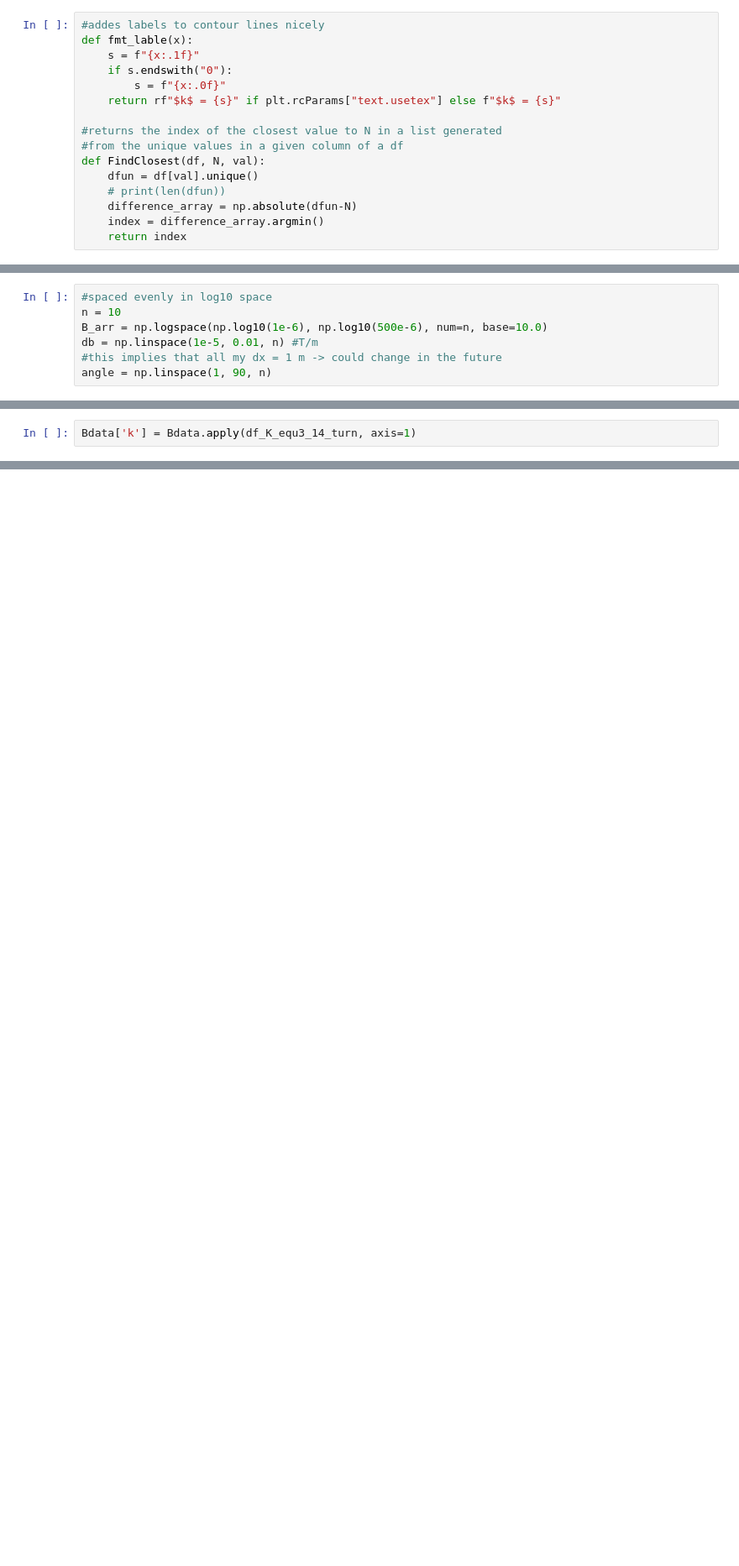
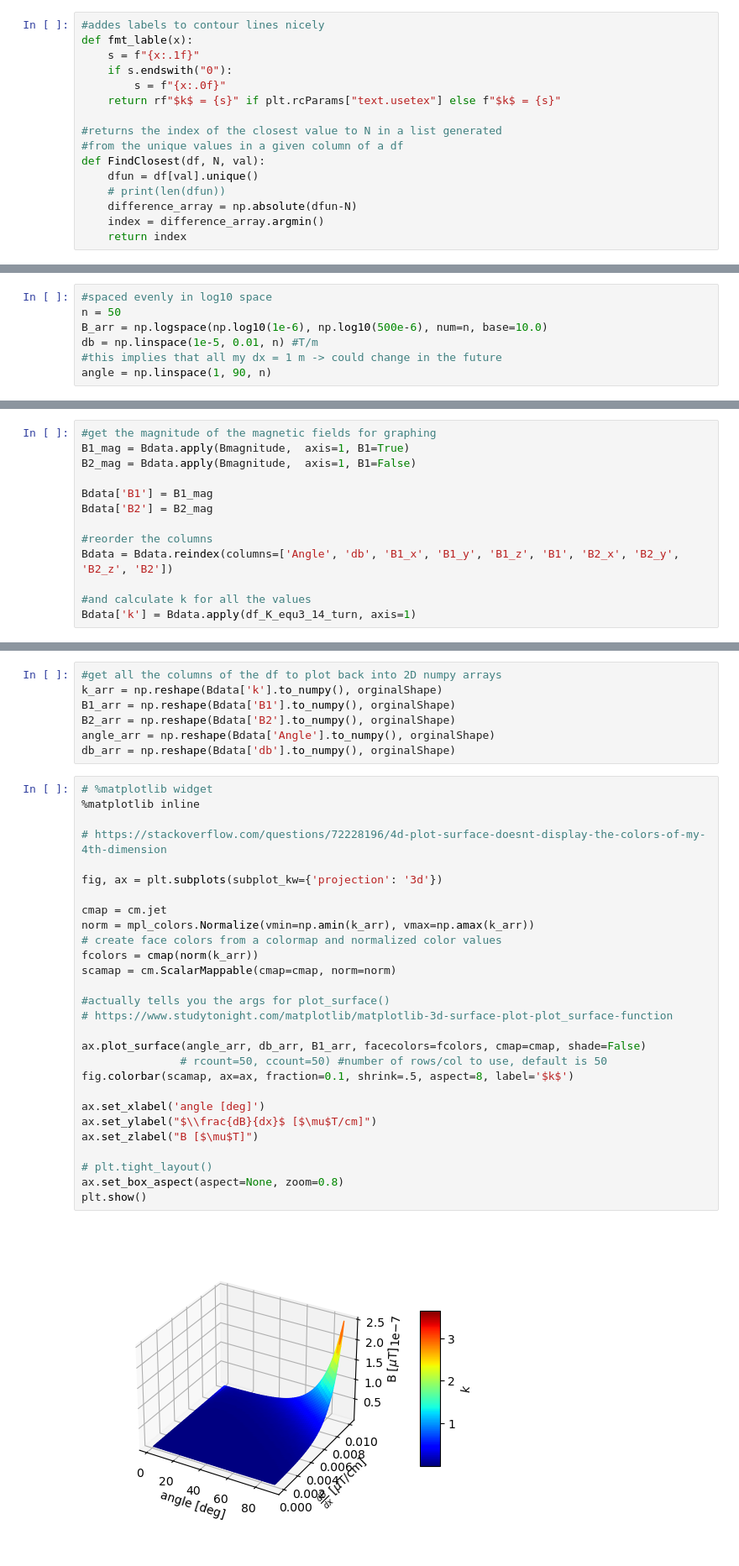
Before and after one commit to eklem1/AdiabaticSpinTransp, a Jupyter notebook: AnewMess.ipynb, the cells around one changed output, grey strips where cells are left out. Shown at 84% size. Saved outputs shown, nothing was run; the diff lists cells and outputs as text; blank space fills up the shorter version.

Commit message:
Got basic 3d plot working

```diff
--- a/AnewMess.ipynb
+++ b/AnewMess.ipynb
@@ -82,7 +82,7 @@ def range_forK_customAxis(particleData, Vmin=None, Vmax=None, R_G=False):
     return df
 # %%
 #spaced evenly in log10 space
-n = 10
+n = 50
 B_arr = np.logspace(np.log10(1e-6), np.log10(500e-6), num=n, base=10.0)
 db = np.linspace(1e-5, 0.01, n) #T/m
 #this implies that all my dx = 1 m -> could change in the future
@@ -157,4 +166,15 @@ def df_K_equ3_14_turn(row, vn=8, k_inf_set=False):
 
     return Adi.K_equ3_14(v_vec, B_1, B_2, r_1, r_2, k_inf_set=k_inf_set)
 # %%
+#get the magnitude of the magnetic fields for graphing
+B1_mag = Bdata.apply(Bmagnitude,  axis=1, B1=True)
+B2_mag = Bdata.apply(Bmagnitude,  axis=1, B1=False)
+
+Bdata['B1'] = B1_mag
+Bdata['B2'] = B2_mag
+
+#reorder the columns
+Bdata = Bdata.reindex(columns=['Angle', 'db', 'B1_x', 'B1_y', 'B1_z', 'B1', 'B2_x', 'B2_y', 'B2_z', 'B2'])
+
+#and calculate k for all the values
 Bdata['k'] = Bdata.apply(df_K_equ3_14_turn, axis=1)
@@ -198,0 +181,37 @@ ValueError: Argument Z must be 2-dimensional.
+# %%
+#get all the columns of the df to plot back into 2D numpy arrays
+k_arr = np.reshape(Bdata['k'].to_numpy(), orginalShape)
+B1_arr = np.reshape(Bdata['B1'].to_numpy(), orginalShape)
+B2_arr = np.reshape(Bdata['B2'].to_numpy(), orginalShape)
+angle_arr = np.reshape(Bdata['Angle'].to_numpy(), orginalShape)
+db_arr = np.reshape(Bdata['db'].to_numpy(), orginalShape)
+# %%
+# %matplotlib widget
+%matplotlib inline
+
+# https://stackoverflow.com/questions/72228196/4d-plot-surface-doesnt-display-the-colors-of-my-4th-dimension
+
+fig, ax = plt.subplots(subplot_kw={'projection': '3d'})
+
+cmap = cm.jet
+norm = mpl_colors.Normalize(vmin=np.amin(k_arr), vmax=np.amax(k_arr))
+# create face colors from a colormap and normalized color values
+fcolors = cmap(norm(k_arr))
+scamap = cm.ScalarMappable(cmap=cmap, norm=norm)
+
+#actually tells you the args for plot_surface()
+# https://www.studytonight.com/matplotlib/matplotlib-3d-surface-plot-plot_surface-function
+
+ax.plot_surface(angle_arr, db_arr, B1_arr, facecolors=fcolors, cmap=cmap, shade=False)
+               # rcount=50, ccount=50) #number of rows/col to use, default is 50
+fig.colorbar(scamap, ax=ax, fraction=0.1, shrink=.5, aspect=8, label='$k$')
+
+ax.set_xlabel('angle [deg]')
+ax.set_ylabel("$\\frac{dB}{dx}$ [$\mu$T/cm]")
+ax.set_zlabel("B [$\mu$T]")
+
+# plt.tight_layout()
+ax.set_box_aspect(aspect=None, zoom=0.8)
+plt.show()
+# %% [output]
+[figure, added]
```
Also changed, not shown: parts of 6 cells of this notebook.
